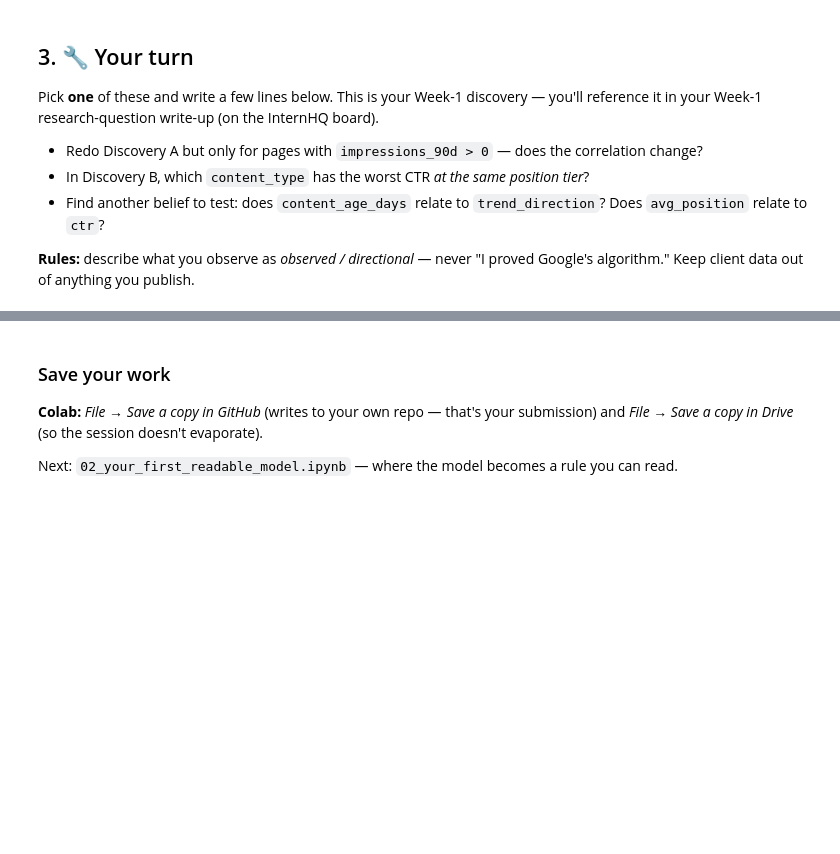
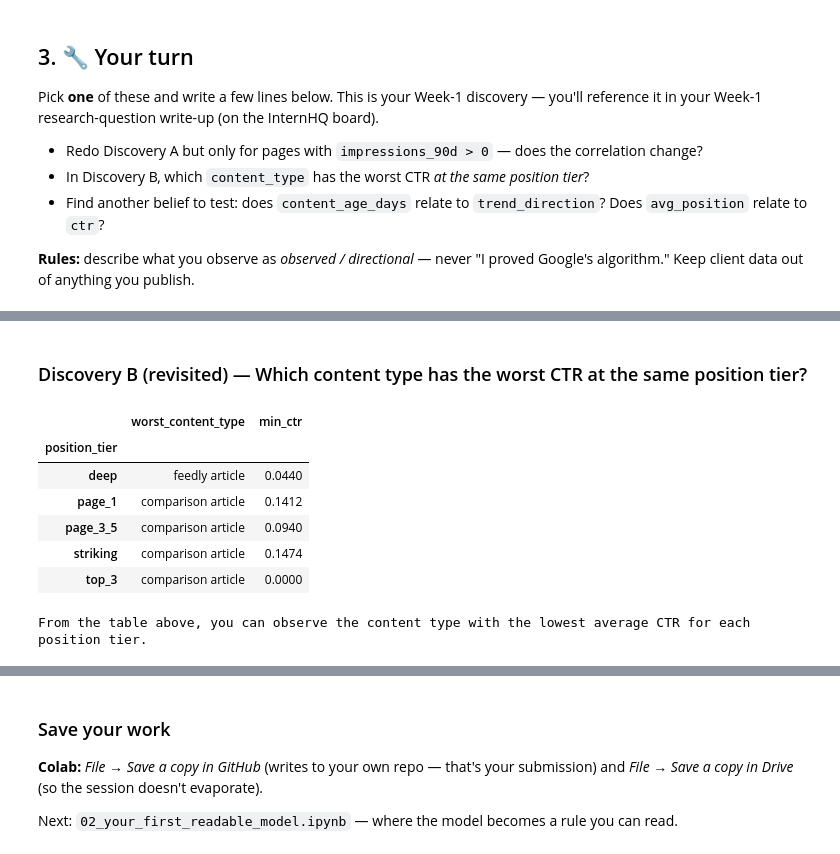
Before and after one commit to huseyinTozluyurt/Flyrank-Internship-MachineLearning, a Jupyter notebook: notebooks/01_first_look_and_discovery.ipynb, the cells around one changed output, grey strips where cells are left out. Cells and saved outputs as stored; diff of their text form; code cells hidden in the pictures; blank space fills up the shorter version.

```diff
--- a/notebooks/01_first_look_and_discovery.ipynb
+++ b/notebooks/01_first_look_and_discovery.ipynb
@@ -104,0 +208,26 @@ Pick **one** of these and write a few lines below. This is your Week-1 discovery
+# %% [markdown]
+### Discovery B (revisited) — Which content type has the worst CTR at the same position tier?
+# %%
+worst_ctr_by_content_type_and_pos = visible.groupby(['position_tier', 'content_type'])['ctr'].mean().unstack()
+
+# Find the content type with the minimum CTR for each position tier
+worst_ctr_content = worst_ctr_by_content_type_and_pos.idxmin(axis=1)
+min_ctrs = worst_ctr_by_content_type_and_pos.min(axis=1)
+
+result_df = pd.DataFrame({
+    'worst_content_type': worst_ctr_content,
+    'min_ctr': min_ctrs
+})
+
+display(result_df.round(4))
+
+print("From the table above, you can observe the content type with the lowest average CTR for each position tier.")
+# %% [output]
+|  | worst_content_type | min_ctr |
+| position_tier |  |  |
+| deep | feedly article | 0.0440 |
+| page_1 | comparison article | 0.1412 |
+| page_3_5 | comparison article | 0.0940 |
+| striking | comparison article | 0.1474 |
+| top_3 | comparison article | 0.0000 |
+From the table above, you can observe the content type with the lowest average CTR for each position tier.
```
Also changed, not shown: parts of 16 cells of this notebook.
